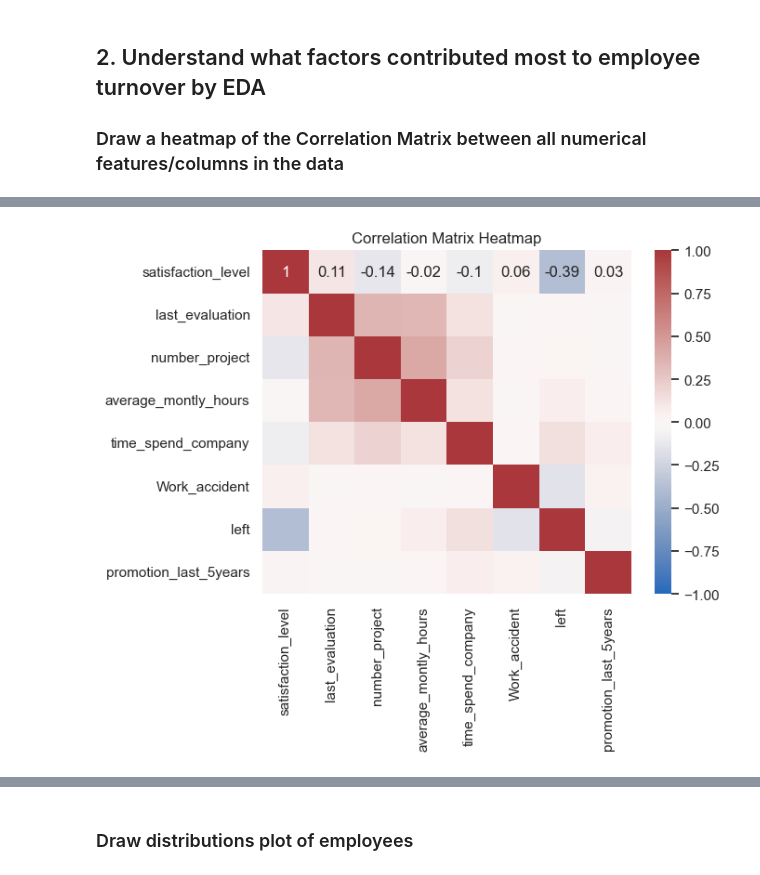
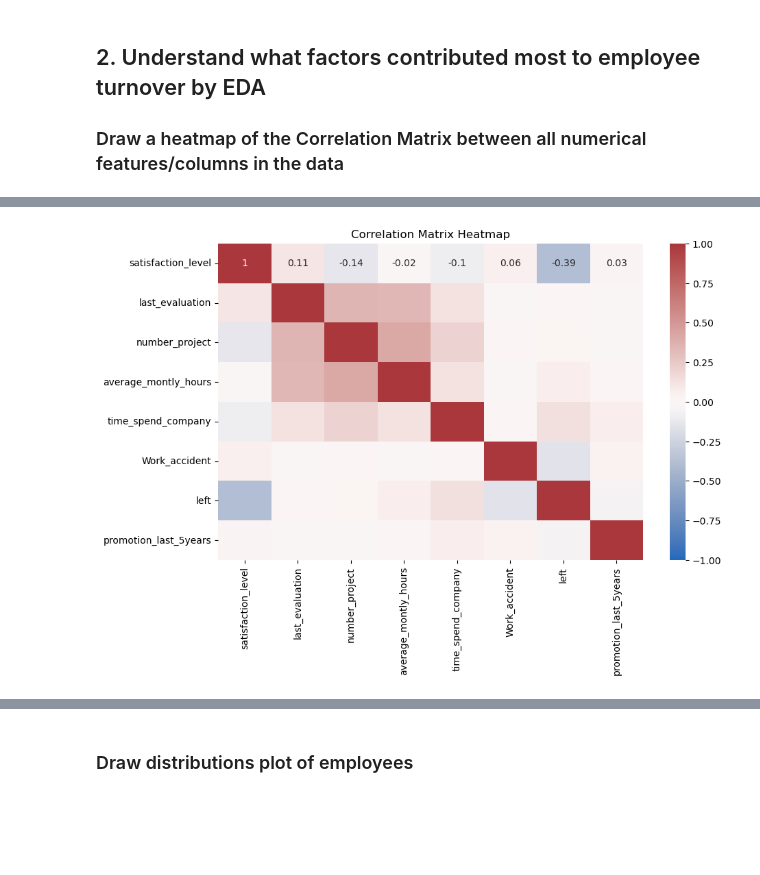
Before and after one commit to karmenatwork/4_CB_employees_turnover, a Jupyter notebook: main.ipynb, the cells around one changed output, grey strips where cells are left out. Drawn from its saved outputs; the diff is of its cells as text; code cells hidden in the pictures; blank space fills up the shorter version.

Commit message:
Refactoring / Re-organize
Clean up and standarize plot functions
Clean up step Exploratory Data Analysis:
- Remove commented out lines
- Move draw plots into utils.py
- Remove unneccessary cells.

```diff
--- a/main.ipynb
+++ b/main.ipynb
@@ -137,0 +133,9 @@ matrix
+# %%
+# Separate categorical and numerical variables
+categorical_vars = columns[-2:] # # Remove ['sales', 'salary']
+numeric_vars = df.drop(columns=categorical_vars).columns
+# numeric_vars = df.select_dtypes(include=['float64', 'int64']).columns
+
+# Calculating a Correlation Matrix with Pandas
+corr_matrix = df[numeric_vars].corr().round(2)
+corr_matrix
@@ -138,11 +152,12 @@ matrix
 # %%
 # Visualizing a Pandas Correlation Matrix Using Seaborn
 # sns.heatmap(matrix, annot=True,cmap='vlag')
-sns.heatmap(matrix, annot=True, vmax=1, vmin=-1, center=0, cmap='vlag')
+plt.figure(figsize=(10, 6))
+sns.heatmap(corr_matrix, annot=True, vmax=1, vmin=-1, center=0, cmap='vlag')
 plt.title('Correlation Matrix Heatmap')
 plt.show()
 # %% [output]
-[figure, old version]
+[figure, new version]
 # %%
 # show the bottom half of our visualization
 # triu() function creates a triangle of a matrix.
```
Also changed, not shown: parts of 45 cells of this notebook, 1 other file.
